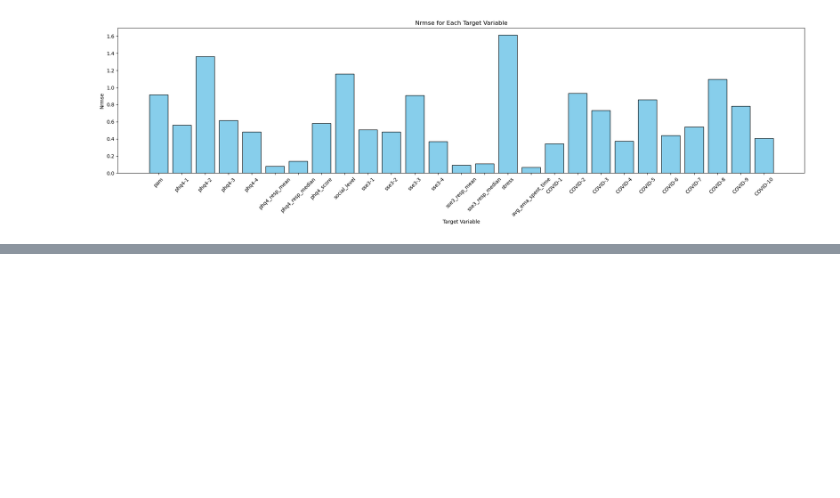
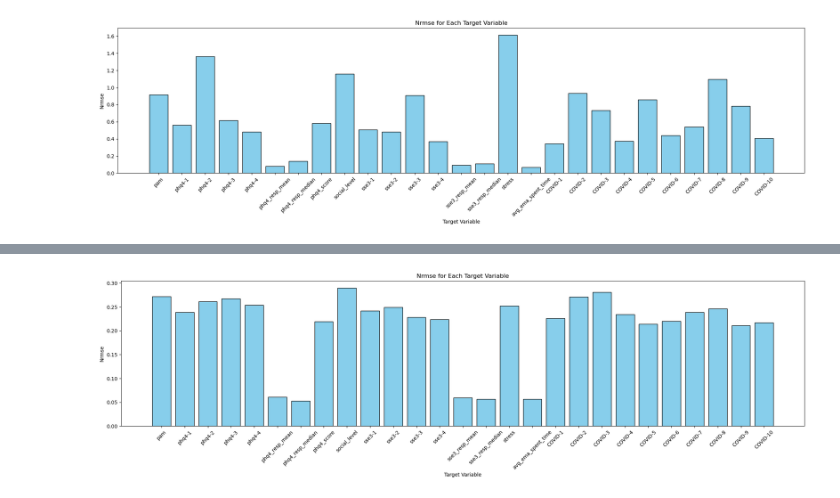
Before and after one commit to DMahjoob/CAIS_DigitalWellbeing, a Jupyter notebook: Preliminary/Week3/Week3_LinearRegression_Spencer.ipynb, the cells around one changed output, grey strips where cells are left out. Cells and saved outputs as stored; diff of their text form; code cells hidden in the pictures; blank space fills up the shorter version.

Commit message:
update week3 plots

```diff
--- a/Preliminary/Week3/Week3_LinearRegression_Spencer.ipynb
+++ b/Preliminary/Week3/Week3_LinearRegression_Spencer.ipynb
@@ -156,13 +159,13 @@ print(merged_data.shape)
 (214759, 653)
 (2019, 687)
 # %%
-merged_data['day'] = pd.to_datetime(merged_data['day'].astype(str), format='%Y%m%d')
+merged_data['daySTR'] = pd.to_datetime(merged_data['day'].astype(str), format='%Y%m%d')
 
-merged_data['year'] = merged_data['day'].dt.year
-merged_data['month'] = merged_data['day'].dt.month
-merged_data['day_of_week'] = merged_data['day'].dt.dayofweek  # 0=Monday, 6=Sunday
+merged_data['year'] = merged_data['daySTR'].dt.year
+merged_data['month'] = merged_data['daySTR'].dt.month
+merged_data['day_of_week'] = merged_data['daySTR'].dt.dayofweek  # 0=Monday, 6=Sunday
 
-merged_data = merged_data.drop(columns=['day'])
+merged_data = merged_data.drop(columns=['daySTR'])
 # %%
 corr_matrix = merged_data.drop(columns=['uid']).corr()
 
@@ -413,3 +422,10 @@ def plot_evaluation_results(results, metric_name):
 plot_evaluation_results(results, metric_name='nrmse')
 # %% [output]
 [figure]
+# %%
+# Run the training and evaluation
+results_selected_features = train_and_evaluate_models_normalized(merged_data, top_k_features, target_cols)
+
+# Display results
+# for target, result in results.items():
+#     print(f"Target: {target}, MSE: {result['mse']}")
@@ -416 +450,5 @@ plot_evaluation_results(results, metric_name='nrmse')
+# %%
+plot_evaluation_results(results_selected_features, metric_name='nrmse')
+# %% [output]
+[figure, added]
 # %%
```
Also changed, not shown: parts of 8 cells of this notebook.
